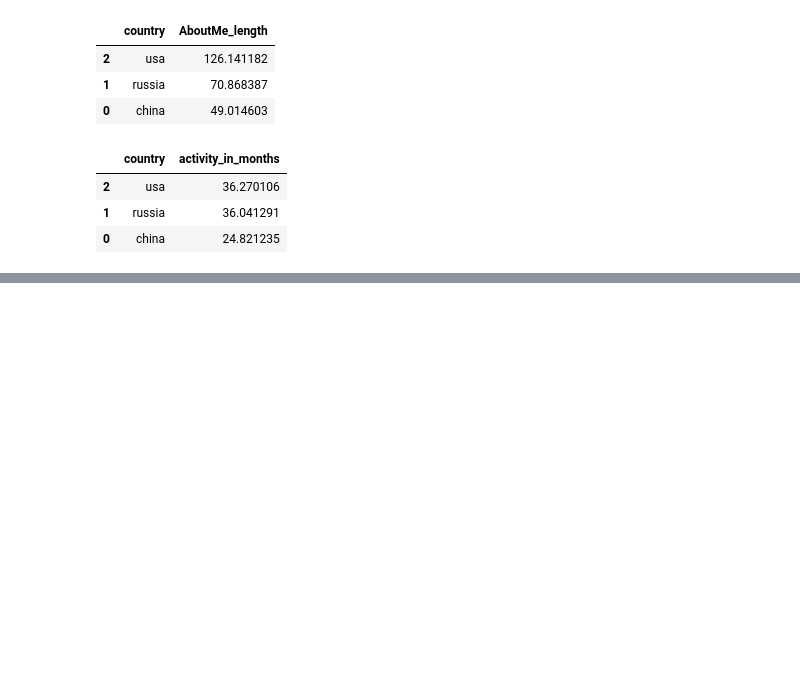
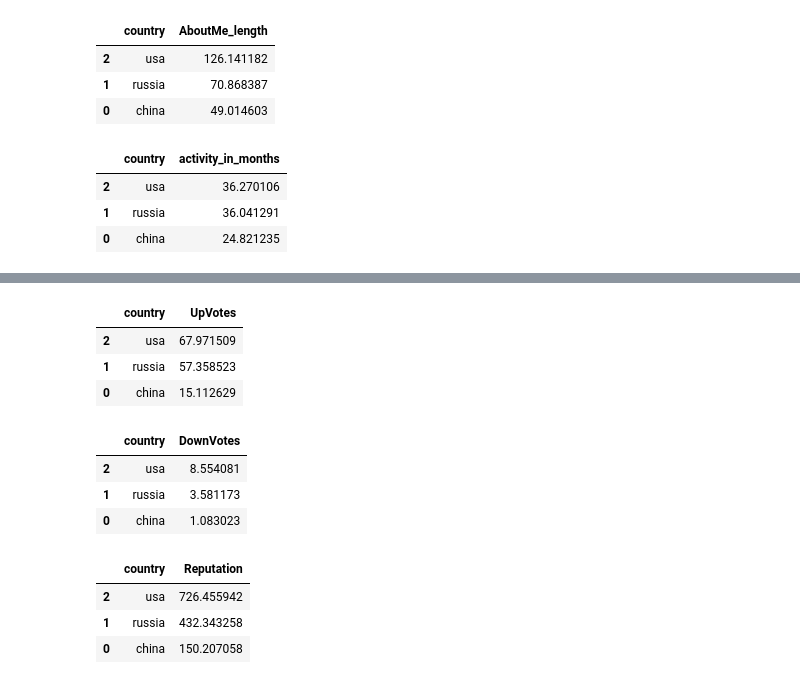
Before and after one commit to zolduoarrati/repos, a Jupyter notebook: Python/Jupyter/ML/New_Solution.ipynb, the cells around one changed output, grey strips where cells are left out. Cells and saved outputs as stored; diff of their text form; code cells hidden in the pictures; blank space fills up the shorter version.

```diff
--- a/Python/Jupyter/ML/New_Solution.ipynb
+++ b/Python/Jupyter/ML/New_Solution.ipynb
@@ -134,5 +134,5 @@ df_train[['country', 'activity_in_months']].groupby(['country'], as_index=False)
 | 1 | russia | 36.041291 |
 | 0 | china | 24.821235 |
 # %%
-df_train[['country', 'activity_in_months']].groupby(['country'], as_index=False).mean().sort_values(by='activity_in_months', ascending=False)
+df_train[['country', 'UpVotes']].groupby(['country'], as_index=False).mean().sort_values(by='UpVotes', ascending=False)
 # %% [output]
@@ -139,0 +139,18 @@ SyntaxError: invalid syntax (<ipython-input-21-fb997e4c1460>, line 1)
+|  | country | UpVotes |
+| 2 | usa | 67.971509 |
+| 1 | russia | 57.358523 |
+| 0 | china | 15.112629 |
+# %%
+df_train[['country', 'DownVotes']].groupby(['country'], as_index=False).mean().sort_values(by='DownVotes', ascending=False)
+# %% [output]
+|  | country | DownVotes |
+| 2 | usa | 8.554081 |
+| 1 | russia | 3.581173 |
+| 0 | china | 1.083023 |
+# %%
+df_train[['country', 'Reputation']].groupby(['country'], as_index=False).mean().sort_values(by='Reputation', ascending=False)
+# %% [output]
+|  | country | Reputation |
+| 2 | usa | 726.455942 |
+| 1 | russia | 432.343258 |
+| 0 | china | 150.207058 |
```
Also changed, not shown: parts of 2 cells of this notebook.
